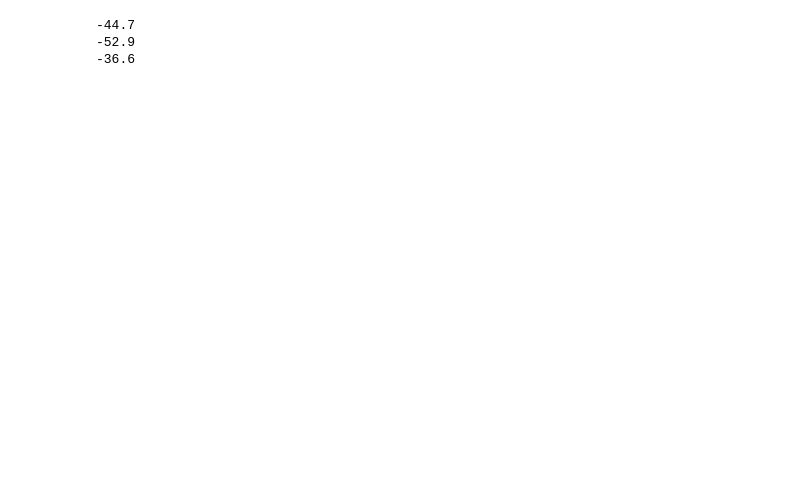
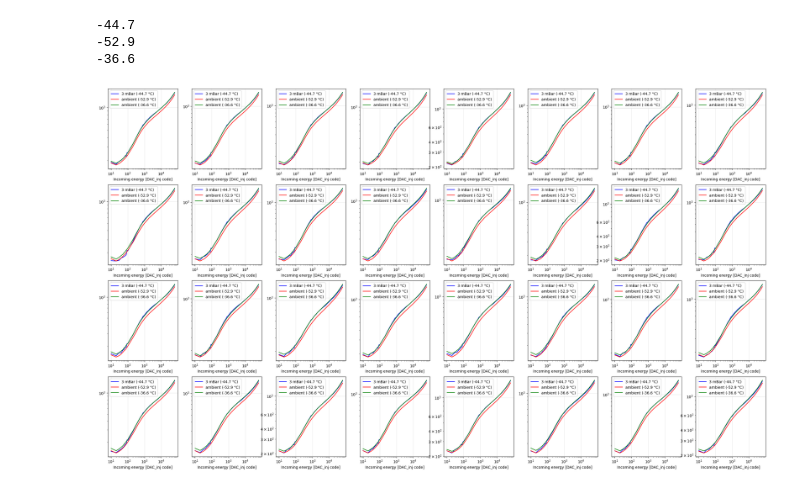
Before and after one commit to microlab-unibg/GAPS_TVAC_module_029_test, a Jupyter notebook: transfer_function.ipynb, the cells around one changed output. Saved outputs shown, nothing was run; the diff lists cells and outputs as text; code cells hidden in the pictures; blank space fills up the shorter version.

```diff
--- a/transfer_function.ipynb
+++ b/transfer_function.ipynb
@@ -91,39 +249,41 @@ print(temp_m55_amb)
 print(temp_m37_amb)
 
 channels = range(0, 32)
-matplotlib.rcParams["figure.figsize"] = [8 * 3, 6 * 3]
+matplotlib.rcParams["figure.figsize"] = [8 * 4, 6 * 3]
 
 plt.clf()
 for ch in channels:
     plt.subplot(4, 8, ch + 1)
     dac_inj, fdt_out = get_fdt(
         fdt_m55_3mbar,
         ch,
         5,
     )
     plt.plot(dac_inj, fdt_out, color="blue", label="3 mBar (-44.7 °C)")
 
     dac_inj, fdt_out = get_fdt(
         fdt_m55_amb,
         ch,
         5,
     )
     plt.plot(dac_inj, fdt_out, color="red", label="ambient (-52.9 °C)")
 
     dac_inj, fdt_out = get_fdt(
         fdt_m37_amb,
         ch,
         5,
     )
     plt.plot(dac_inj, fdt_out, color="green", label="ambient (-36.6 °C)")
 
-    plt.legend(fontsize=8)
-    plt.xlabel("Energy [ADU]")
-    # plt.xscale("log")
-    # plt.yscale("log")
+    plt.legend(fontsize=10)
+    plt.xlabel("Incoming energy [DAC_inj code]")
+    plt.grid(alpha=0.3)
+    plt.yscale("log")
+    plt.xscale("log")
 
 plt.show()
 # %% [output]
 -44.7
 -52.9
 -36.6
+[figure, added]
```
Also changed, not shown: parts of 6 cells of this notebook, 5 other files.
